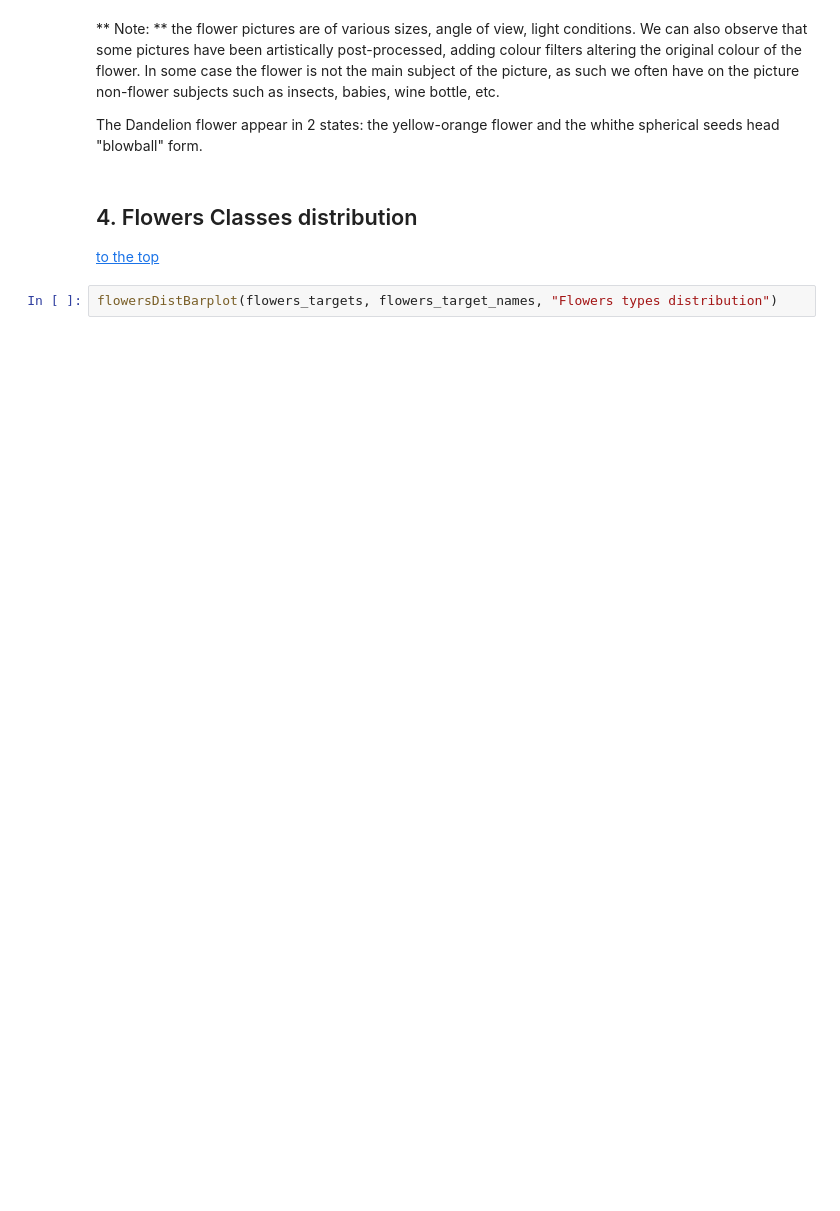
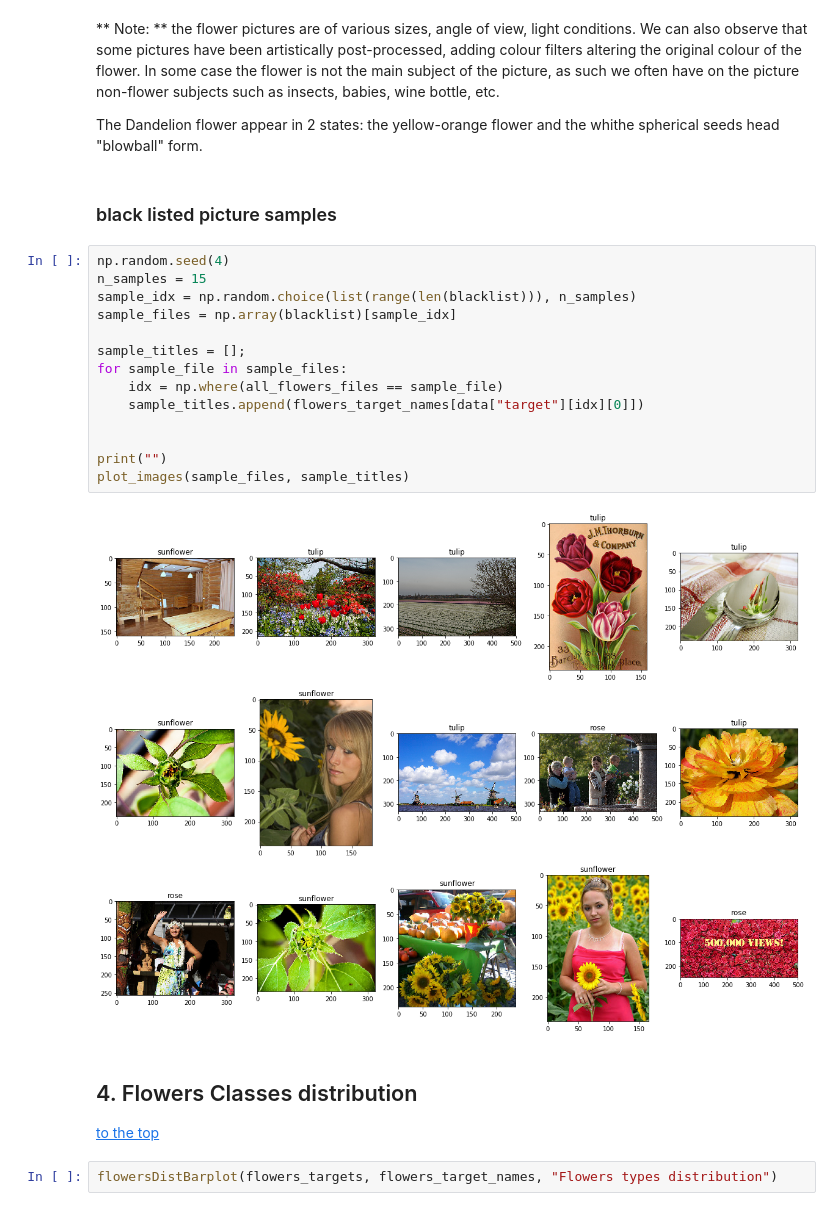
Before and after one commit to remi-ang/Udacity_MLND, a Jupyter notebook: capstone-project/Flowers Recognition.ipynb, the cells around one changed output. Drawn from its saved outputs; the diff is of its cells as text; blank space fills up the shorter version.

```diff
--- a/capstone-project/Flowers Recognition.ipynb
+++ b/capstone-project/Flowers Recognition.ipynb
@@ -174,6 +208,24 @@ plot_images(sample_files, sample_titles)
 In some case the flower is not the main subject of the picture, as such we often have on the picture non-flower subjects such as insects, babies, wine bottle, etc.
 
 The Dandelion flower appear in 2 states: the yellow-orange flower and the whithe spherical seeds head "blowball" form.
+# %% [markdown]
+### black listed picture samples
+# %%
+np.random.seed(4)
+n_samples = 15
+sample_idx = np.random.choice(list(range(len(blacklist))), n_samples)
+sample_files = np.array(blacklist)[sample_idx]
+
+sample_titles = [];
+for sample_file in sample_files:
+    idx = np.where(all_flowers_files == sample_file)
+    sample_titles.append(flowers_target_names[data["target"][idx][0]])
+
+
+print("")
+plot_images(sample_files, sample_titles)
+# %% [output]
+[figure, added]
 # %% [markdown]
 <a id="step4"></a>
 ## 4. Flowers Classes distribution
```
Also changed, not shown: parts of 28 cells of this notebook, 4 other files.
